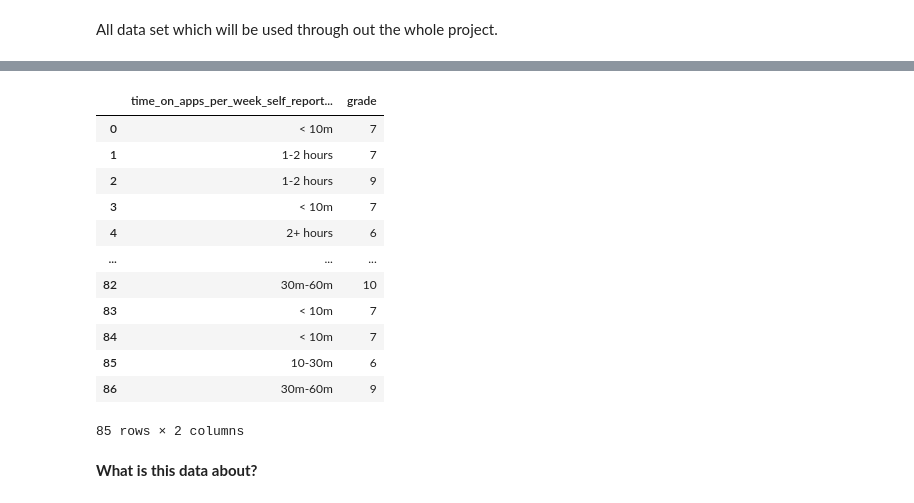
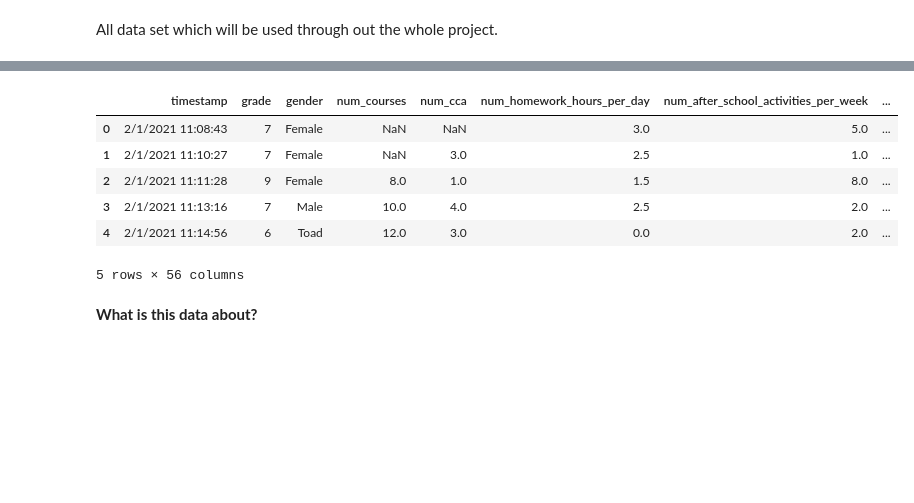
Before and after one commit to the-isf-academy/project-data-science-example, a Jupyter notebook: project.ipynb, the cells around one changed output, grey strips where cells are left out. Saved outputs shown, nothing was run; the diff lists cells and outputs as text; code cells hidden in the pictures; blank space fills up the shorter version.

```diff
--- a/project.ipynb
+++ b/project.ipynb
@@ -38,21 +25,13 @@ df.head(100)
-# %%
-# filtering the data for 2 specific columns which will be used
-Time_SM_df = df[["time_on_apps_per_week_self_report_social","grade"]].dropna()
-Time_SM_df.head(100)
-# %% [output]
-|  | time_on_apps_per_week_self_report... | grade |
-| 0 | < 10m | 7 |
-| 1 | 1-2 hours | 7 |
-| 2 | 1-2 hours | 9 |
-| 3 | < 10m | 7 |
-| 4 | 2+ hours | 6 |
-| ... | ... | ... |
-| 82 | 30m-60m | 10 |
-| 83 | < 10m | 7 |
-| 84 | < 10m | 7 |
-| 85 | 10-30m | 6 |
-| 86 | 30m-60m | 9 |
-85 rows × 2 columns
+# %%
+df.head()
+# %% [output]
+|  | timestamp | grade | gender | num_courses | num_cca | num_homework_hours_per_day | num_after_school_activities_per_week | ... |
+| 0 | 2/1/2021 11:08:43 | 7 | Female | NaN | NaN | 3.0 | 5.0 | ... |
+| 1 | 2/1/2021 11:10:27 | 7 | Female | NaN | 3.0 | 2.5 | 1.0 | ... |
+| 2 | 2/1/2021 11:11:28 | 9 | Female | 8.0 | 1.0 | 1.5 | 8.0 | ... |
+| 3 | 2/1/2021 11:13:16 | 7 | Male | 10.0 | 4.0 | 2.5 | 2.0 | ... |
+| 4 | 2/1/2021 11:14:56 | 6 | Toad | 12.0 | 3.0 | 0.0 | 2.0 | ... |
+5 rows × 56 columns
 # %% [markdown]
 **What is this data about?**
 # %% [markdown]
```
Also changed, not shown: parts of 24 cells of this notebook, 4 other files.
